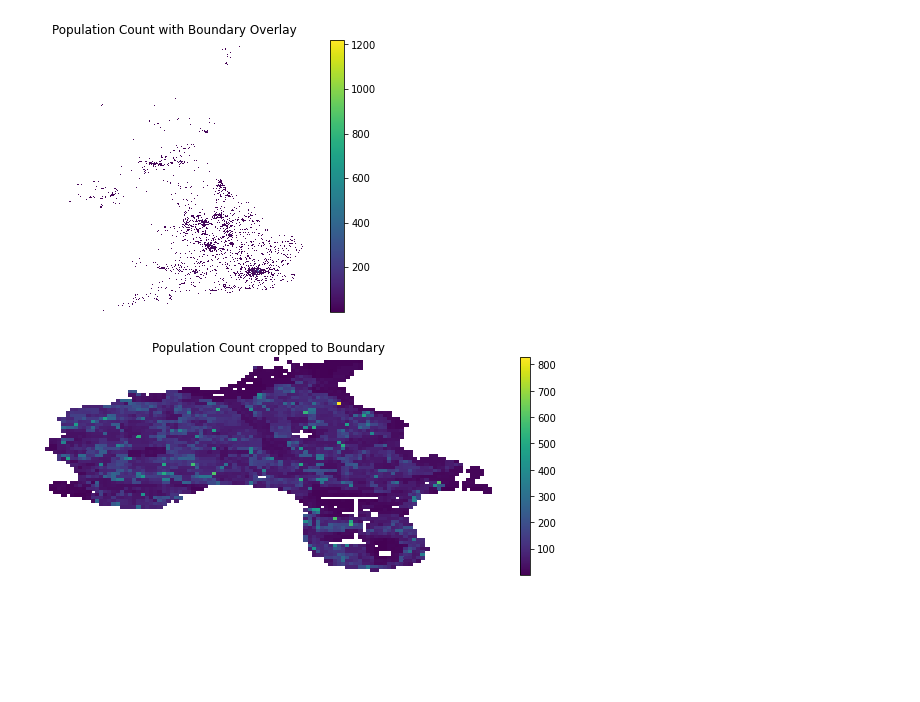
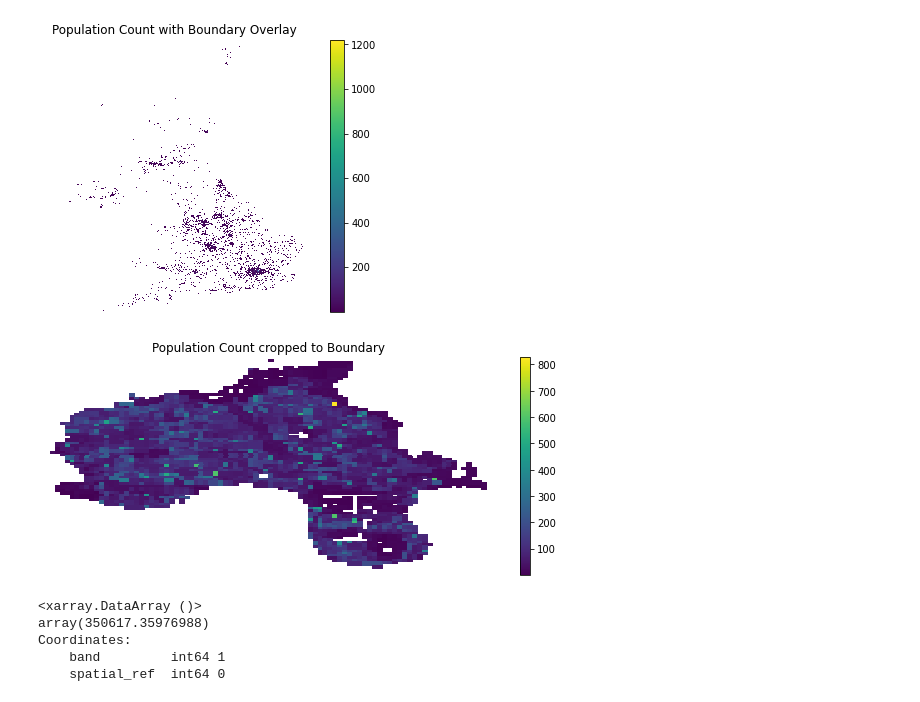
Before and after one commit to Alfred-Mountfield/outbreak-sim, a Jupyter notebook: python/synthetic_world_pop_v1.ipynb, the cells around one changed output. Saved outputs shown, nothing was run; the diff lists cells and outputs as text; code cells hidden in the pictures; blank space fills up the shorter version.

```diff
--- a/python/synthetic_world_pop_v1.ipynb
+++ b/python/synthetic_world_pop_v1.ipynb
@@ -56,14 +56,24 @@ plt.show()
 [figure]
 # %%
 from shapely.geometry import mapping
+from rasterio.crs import CRS
 
 wp_clipped = uk_wp.rio.clip(boundary.geometry.apply(mapping))
+wp_clipped = wp_clipped.rio.reproject(dst_crs=CRS.from_epsg(27700))
 
 f, ax = plt.subplots(figsize=(10, 4))
 wp_clipped.plot(ax=ax)
 ax.set(title="Population Count cropped to Boundary")
 ax.set_axis_off()
 plt.show()
 # %% [output]
-[figure, old version]
+[figure, new version]
+# %%
+wp_clipped.sum()
+# %% [output]
+<xarray.DataArray ()>
+array(350617.35976988)
+Coordinates:
+    band         int64 1
+    spatial_ref  int64 0
 # %%
```
Also changed, not shown: parts of 5 cells of this notebook, 2 other files.
